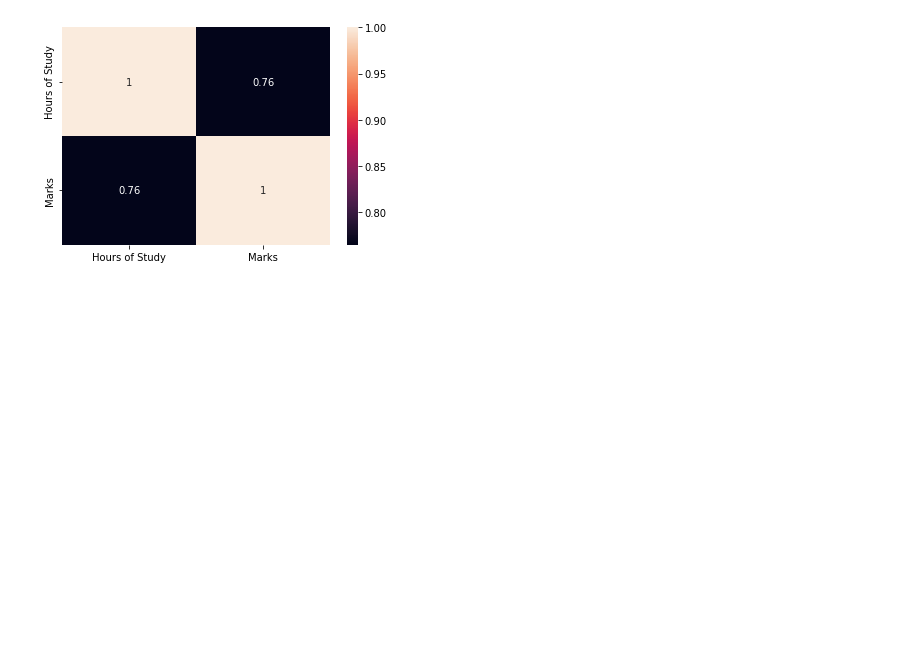
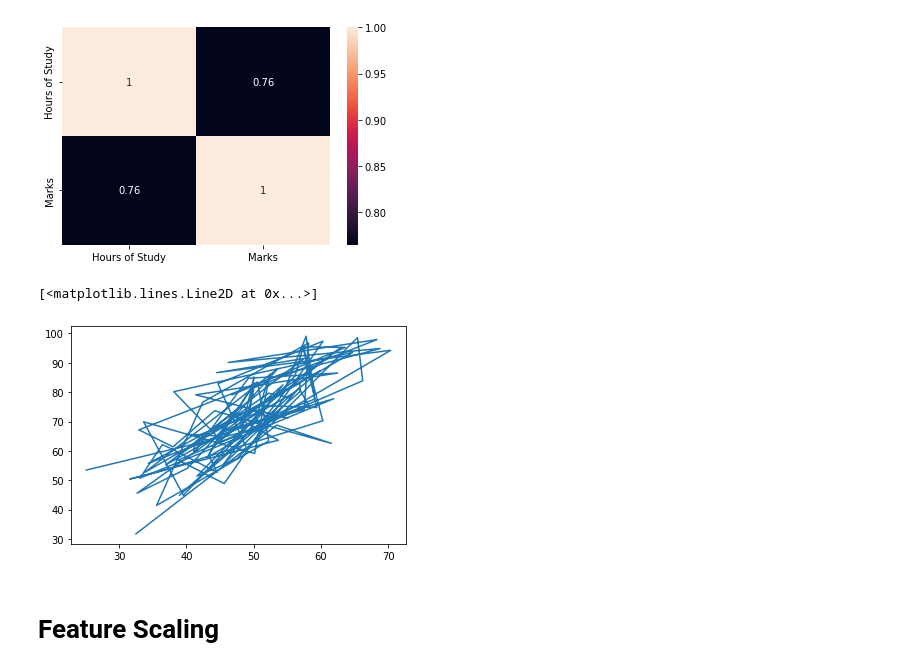
Before and after one commit to Naveen-Karanamu/Student-Marks-Prediction, a Jupyter notebook: main.ipynb, the cells around one changed output. Drawn from its saved outputs; the diff is of its cells as text; code cells hidden in the pictures; blank space fills up the shorter version.

```diff
--- a/main.ipynb
+++ b/main.ipynb
@@ -75,3 +77,10 @@ sns.heatmap(df.corr(),annot=True)
 # %% [output]
 <AxesSubplot:>
 [figure]
+# %%
+plt.plot(df['Hours of Study'],df.Marks)
+# %% [output]
+[<matplotlib.lines.Line2D at 0x...>]
+[figure, added]
+# %% [markdown]
+# Feature Scaling
```
Also changed, not shown: parts of 1 cell of this notebook.
